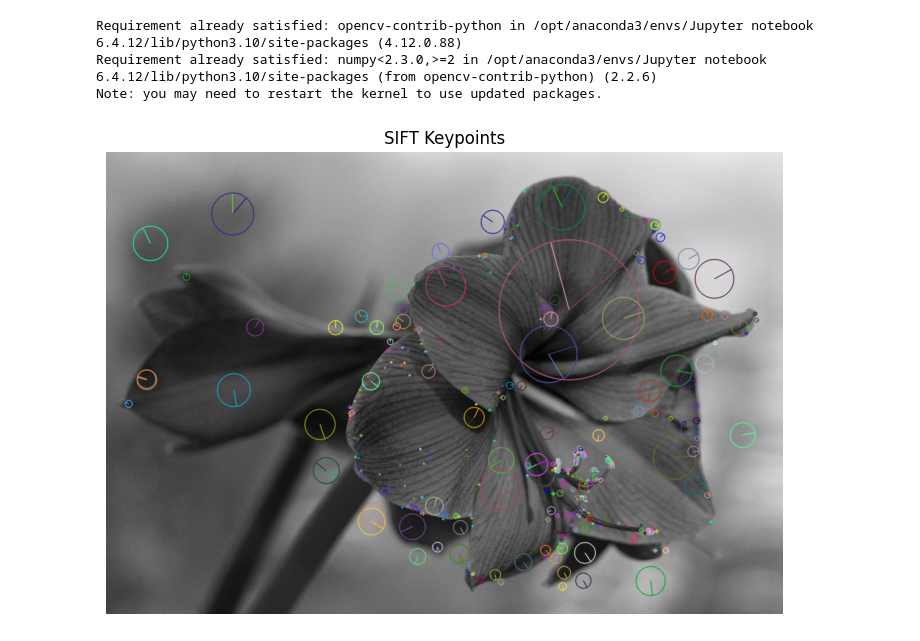
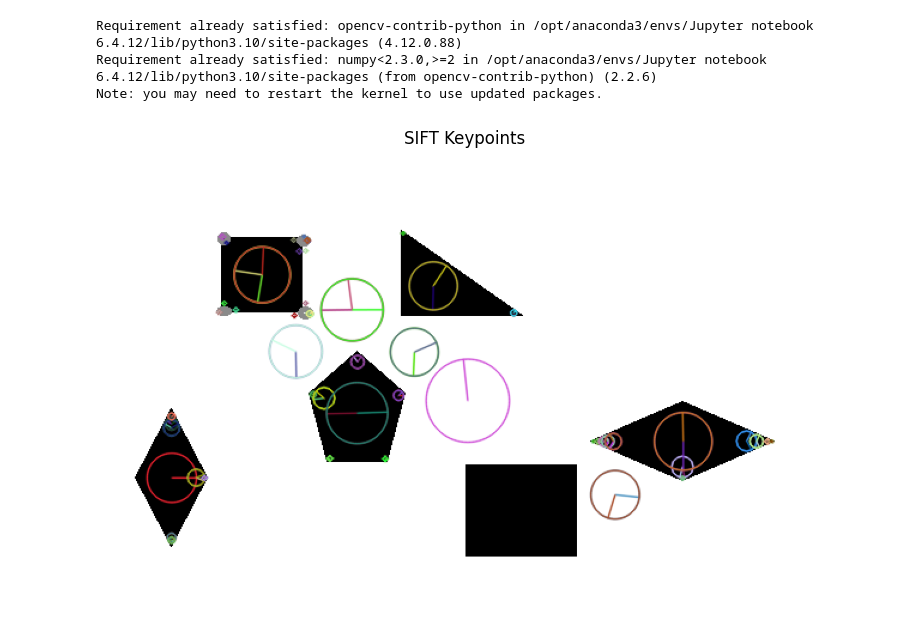
Before and after one commit to lukestairwalker/OpenCV, a Jupyter notebook: notebooks/Automotive Vision/03_Feature points_Descriptor matching.ipynb, the cells around one changed output. Drawn from its saved outputs; the diff is of its cells as text; code cells hidden in the pictures.

```diff
--- a/notebooks/Automotive Vision/03_Feature points_Descriptor matching.ipynb
+++ b/notebooks/Automotive Vision/03_Feature points_Descriptor matching.ipynb
@@ -119,25 +123,25 @@ Note: you may need to restart the kernel to use updated packages.
 # %%
 import cv2
 import matplotlib.pyplot as plt
 
 # Bild laden (Graustufen)
-bild = cv2.imread("../images/flower.jpg", cv2.IMREAD_GRAYSCALE)
+bild = cv2.imread("../../images/shapes.png", cv2.IMREAD_GRAYSCALE)
 
 # SIFT-Objekt erstellen
 sift = cv2.SIFT_create()
 
 # Keypoints und Deskriptoren finden
 keypoints, descriptors = sift.detectAndCompute(bild, None)
 
 # Keypoints im Bild darstellen
 bild_mit_kp = cv2.drawKeypoints(bild, keypoints, None,
                                 flags=cv2.DRAW_MATCHES_FLAGS_DRAW_RICH_KEYPOINTS)
 
 # Anzeigen
 plt.figure(figsize=(10, 6))
 plt.imshow(bild_mit_kp, cmap='gray')
 plt.title("SIFT Keypoints")
 plt.axis('off')
 plt.show()
 # %% [output]
-[figure, old version]
+[figure, new version]
```
Also changed, not shown: parts of 3 cells of this notebook, 9 other files.
